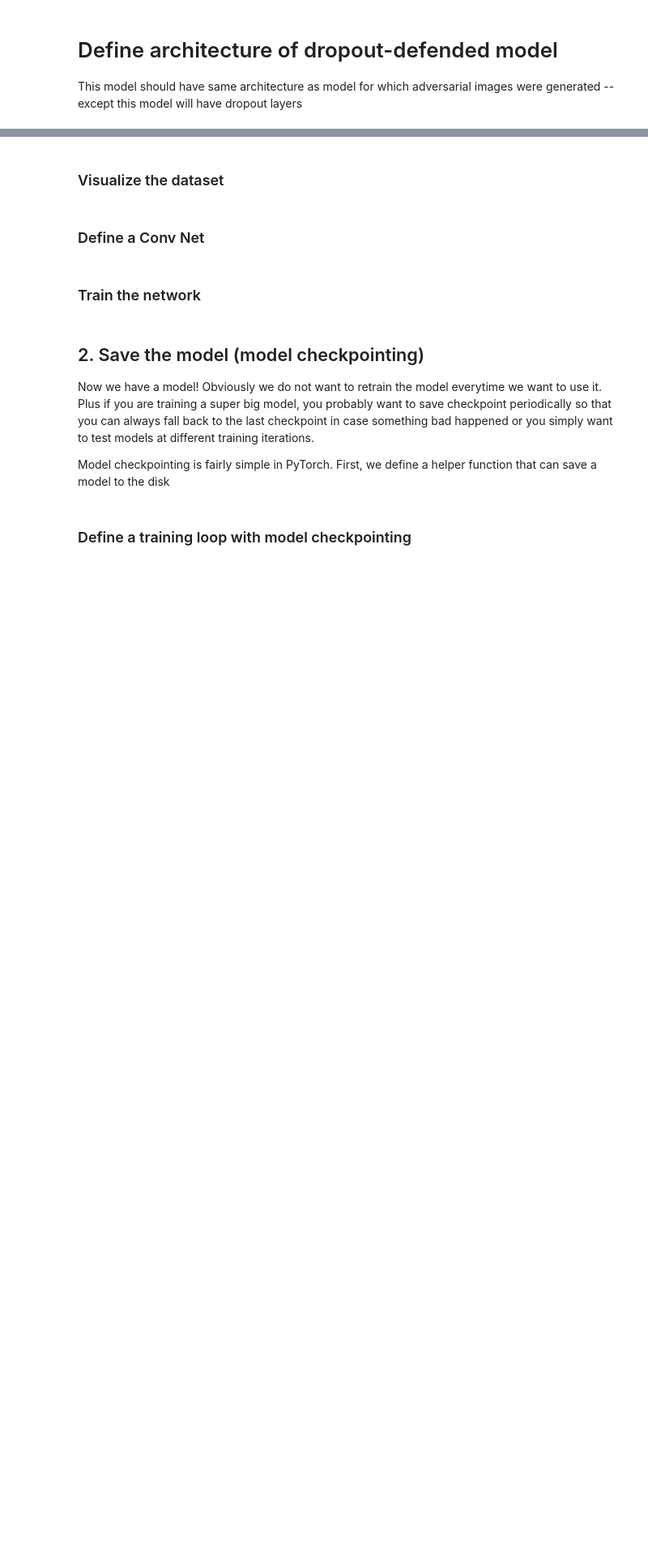
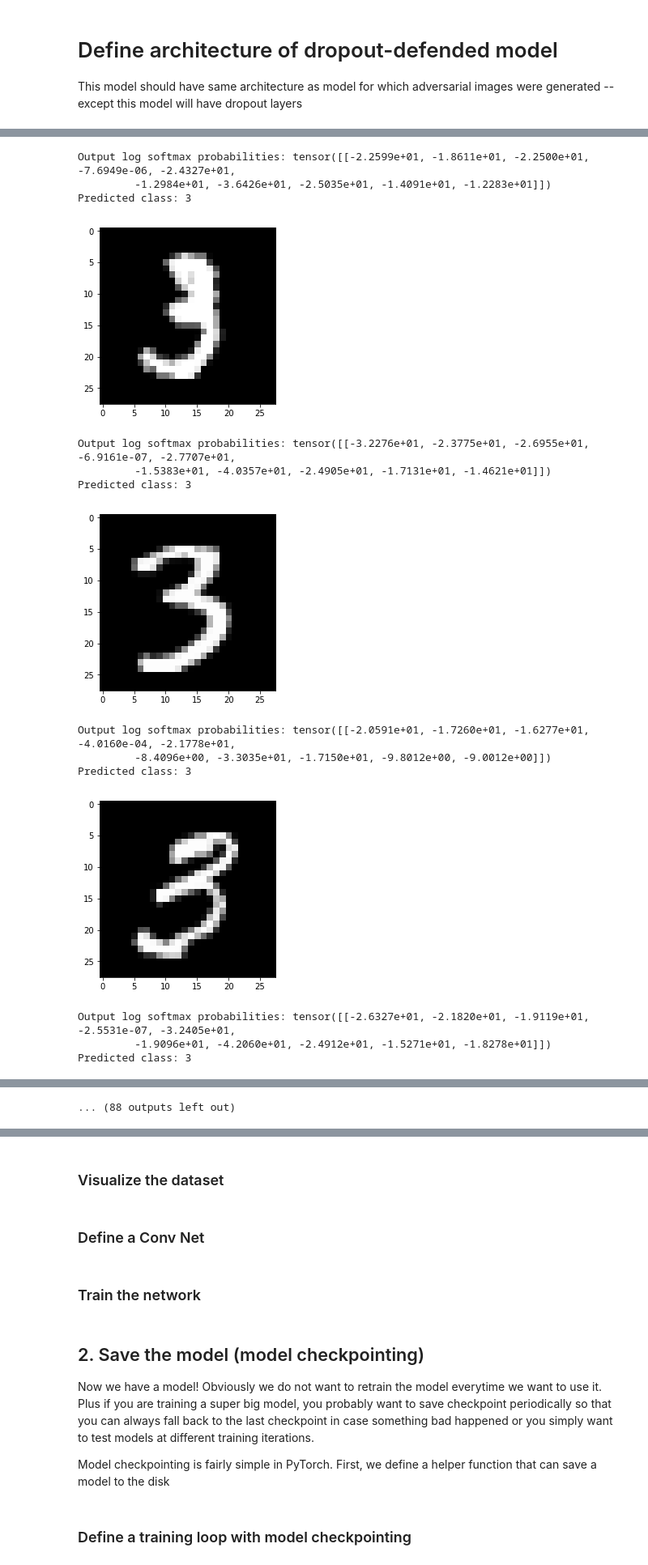
Before and after one commit to justinpyron/CS-231, a Jupyter notebook: Project/get_examples/dropout_defense.ipynb, the cells around one changed output, grey strips where cells are left out. Shown at 81% size. Drawn from its saved outputs; the diff is of its cells as text; code cells hidden in the pictures; blank space fills up the shorter version.

```diff
--- a/Project/get_examples/dropout_defense.ipynb
+++ b/Project/get_examples/dropout_defense.ipynb
@@ -156,0 +191,31 @@ class Dropout_Net(nn.Module):
+# %%
+data = MNIST_adv(3,3)
+
+# model.train()  # set to train mode
+model.eval()  # set to eval (test) mode
+
+for j in range(50):
+    test_image = data[j][0]
+
+    pred = model(test_image.unsqueeze(0))
+    print('Output log softmax probabilities: {}'.format(pred))
+    print('Predicted class: {}'.format(pred.argmax(1).item()))
+
+    plt.imshow(test_image[0], cmap='binary_r')
+    plt.show()
+# %% [output]
+Output log softmax probabilities: tensor([[-2.2599e+01, -1.8611e+01, -2.2500e+01, -7.6949e-06, -2.4327e+01,
+         -1.2984e+01, -3.6426e+01, -2.5035e+01, -1.4091e+01, -1.2283e+01]])
+Predicted class: 3
+[figure, added]
+Output log softmax probabilities: tensor([[-3.2276e+01, -2.3775e+01, -2.6955e+01, -6.9161e-07, -2.7707e+01,
+         -1.5383e+01, -4.0357e+01, -2.4905e+01, -1.7131e+01, -1.4621e+01]])
+Predicted class: 3
+[figure, added]
+Output log softmax probabilities: tensor([[-2.0591e+01, -1.7260e+01, -1.6277e+01, -4.0160e-04, -2.1778e+01,
+         -8.4096e+00, -3.3035e+01, -1.7150e+01, -9.8012e+00, -9.0012e+00]])
+Predicted class: 3
+[figure, added]
+Output log softmax probabilities: tensor([[-2.6327e+01, -2.1820e+01, -1.9119e+01, -2.5531e-07, -3.2405e+01,
+         -1.9096e+01, -4.2060e+01, -2.4912e+01, -1.5271e+01, -1.8278e+01]])
+Predicted class: 3
@@ -156,0 +231 @@ class Dropout_Net(nn.Module):
+... (88 outputs left out)
```
Also changed, not shown: parts of 11 cells of this notebook.
